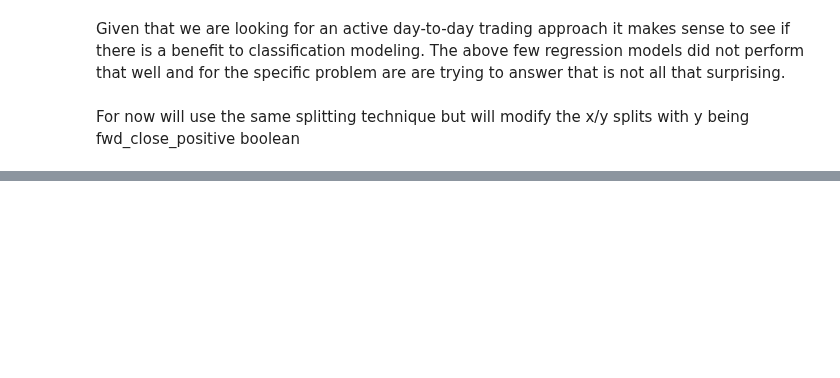
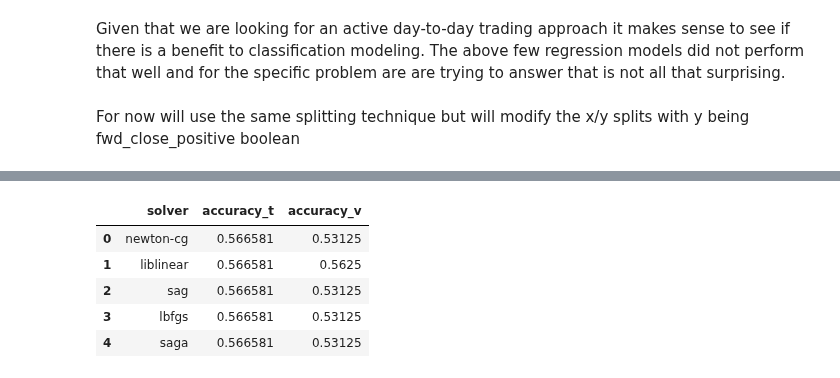
Before and after one commit to FinancialForecasters/financial_forecaster, a Jupyter notebook: waterman_model.ipynb, the cells around one changed output, grey strips where cells are left out. Drawn from its saved outputs; the diff is of its cells as text; code cells hidden in the pictures; blank space fills up the shorter version.

```diff
--- a/waterman_model.ipynb
+++ b/waterman_model.ipynb
@@ -464,0 +520,9 @@ model_number = 0
+# %%
+results2
+# %% [output]
+|  | solver | accuracy_t | accuracy_v |
+| 0 | newton-cg | 0.566581 | 0.53125 |
+| 1 | liblinear | 0.566581 | 0.5625 |
+| 2 | sag | 0.566581 | 0.53125 |
+| 3 | lbfgs | 0.566581 | 0.53125 |
+| 4 | saga | 0.566581 | 0.53125 |
```
Also changed, not shown: parts of 28 cells of this notebook.
